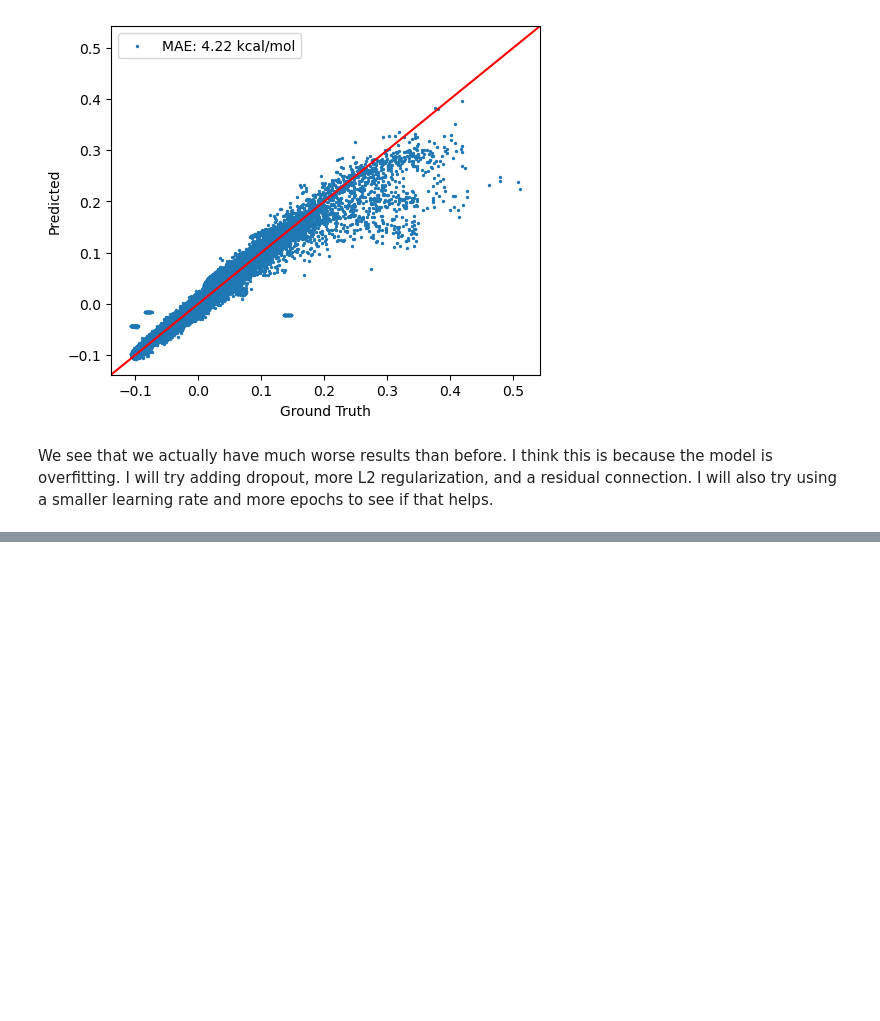
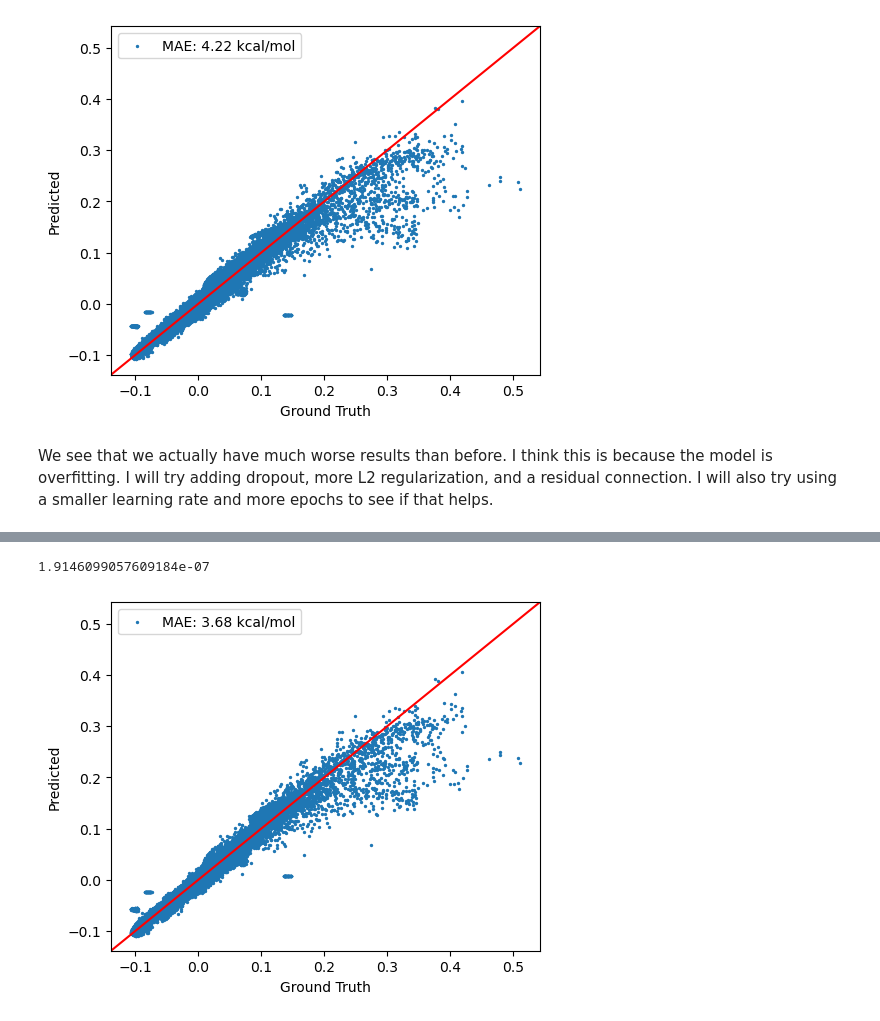
Before and after one commit to Qile0317/bioe142-final-project, a Jupyter notebook: checkpoint3.ipynb, the cells around one changed output, grey strips where cells are left out. Drawn from its saved outputs; the diff is of its cells as text; code cells hidden in the pictures; blank space fills up the shorter version.

```diff
--- a/checkpoint3.ipynb
+++ b/checkpoint3.ipynb
@@ -375,0 +394,5 @@ Initialize training data...
+# %%
+trainer3.evaluate(test_data, draw_plot=True)
+# %% [output]
+1.9146099057609184e-07
+[figure, added]
```
Also changed, not shown: parts of 14 cells of this notebook.
